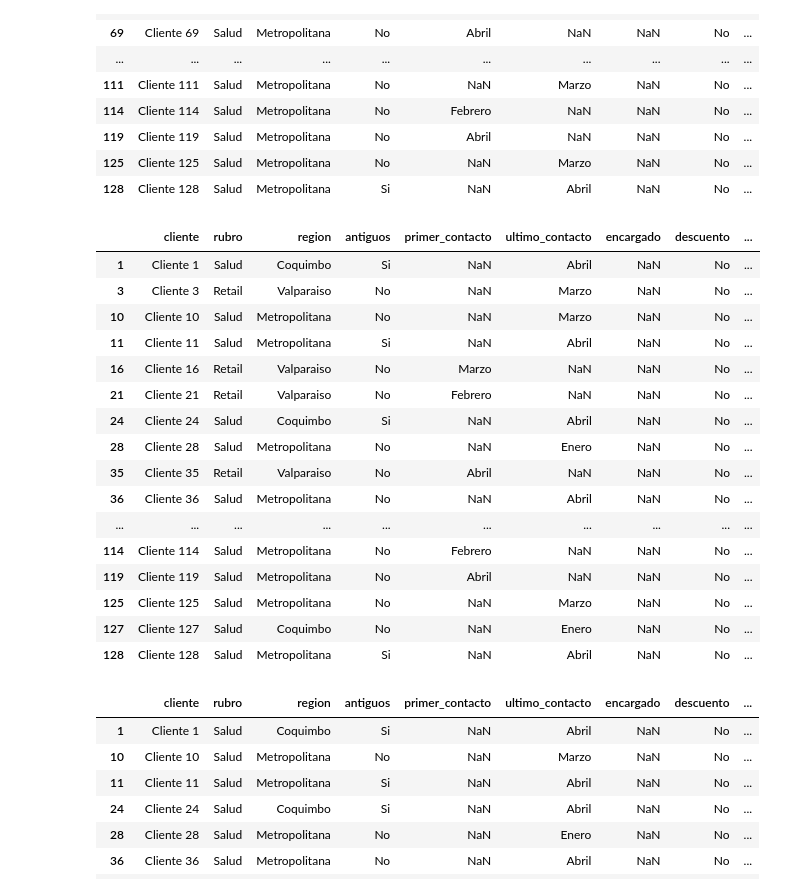
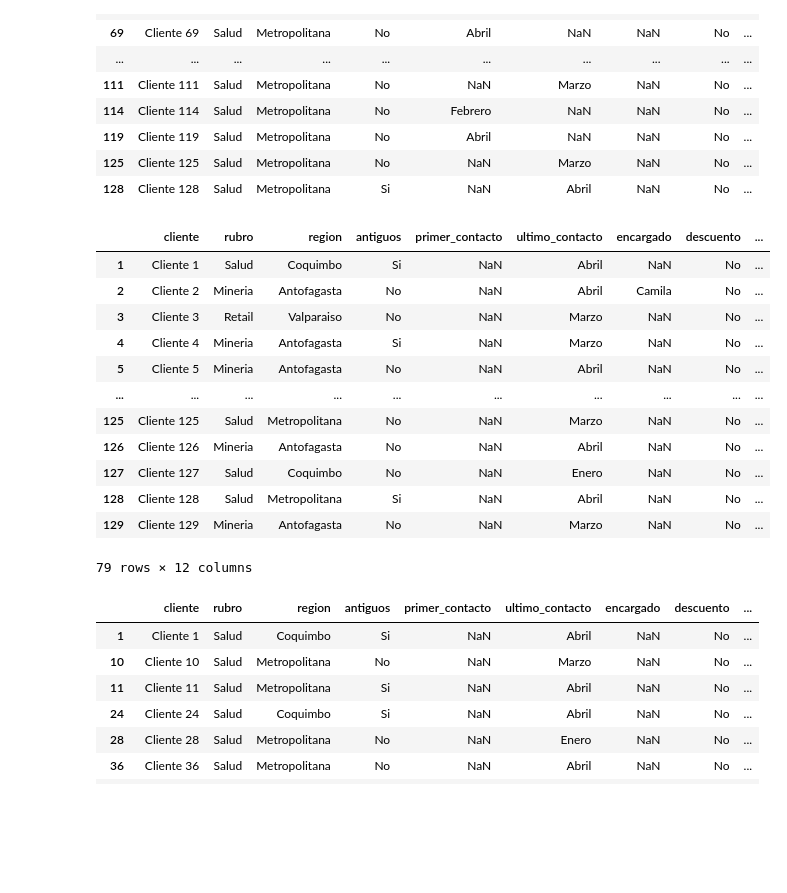
Before and after one commit to Patortiz26/IN6531-Miner-a-de-datos-2021-2, a Jupyter notebook: Aux2_IN6531.ipynb, the cells around one changed output. Saved outputs shown, nothing was run; the diff lists cells and outputs as text; code cells hidden in the pictures; blank space fills up the shorter version.

```diff
--- a/Aux2_IN6531.ipynb
+++ b/Aux2_IN6531.ipynb
@@ -493,25 +501,22 @@ de[(de.rubro == 'Salud') & (de.region == 'Metropolitana')]
 | 128 | Cliente 128 | Salud | Metropolitana | Si | NaN | Abril | NaN | No | ... |
 # %%
 # seleccion con condiciones en distintas columnas (con OR)
-de[(de.rubro == 'Salud') | (de.region == 'Valparaiso')]
+lista = ['Mineria','Salud']
+de[(de.rubro.isin(lista)) | (de.region == 'Valparaiso') & ]
 # %% [output]
 |  | cliente | rubro | region | antiguos | primer_contacto | ultimo_contacto | encargado | descuento | ... |
 | 1 | Cliente 1 | Salud | Coquimbo | Si | NaN | Abril | NaN | No | ... |
+| 2 | Cliente 2 | Mineria | Antofagasta | No | NaN | Abril | Camila | No | ... |
 | 3 | Cliente 3 | Retail | Valparaiso | No | NaN | Marzo | NaN | No | ... |
-| 10 | Cliente 10 | Salud | Metropolitana | No | NaN | Marzo | NaN | No | ... |
-| 11 | Cliente 11 | Salud | Metropolitana | Si | NaN | Abril | NaN | No | ... |
-| 16 | Cliente 16 | Retail | Valparaiso | No | Marzo | NaN | NaN | No | ... |
-| 21 | Cliente 21 | Retail | Valparaiso | No | Febrero | NaN | NaN | No | ... |
-| 24 | Cliente 24 | Salud | Coquimbo | Si | NaN | Abril | NaN | No | ... |
-| 28 | Cliente 28 | Salud | Metropolitana | No | NaN | Enero | NaN | No | ... |
-| 35 | Cliente 35 | Retail | Valparaiso | No | Abril | NaN | NaN | No | ... |
-| 36 | Cliente 36 | Salud | Metropolitana | No | NaN | Abril | NaN | No | ... |
+| 4 | Cliente 4 | Mineria | Antofagasta | Si | NaN | Marzo | NaN | No | ... |
+| 5 | Cliente 5 | Mineria | Antofagasta | No | NaN | Abril | NaN | No | ... |
 | ... | ... | ... | ... | ... | ... | ... | ... | ... | ... |
-| 114 | Cliente 114 | Salud | Metropolitana | No | Febrero | NaN | NaN | No | ... |
-| 119 | Cliente 119 | Salud | Metropolitana | No | Abril | NaN | NaN | No | ... |
 | 125 | Cliente 125 | Salud | Metropolitana | No | NaN | Marzo | NaN | No | ... |
+| 126 | Cliente 126 | Mineria | Antofagasta | No | NaN | Abril | NaN | No | ... |
 | 127 | Cliente 127 | Salud | Coquimbo | No | NaN | Enero | NaN | No | ... |
 | 128 | Cliente 128 | Salud | Metropolitana | Si | NaN | Abril | NaN | No | ... |
+| 129 | Cliente 129 | Mineria | Antofagasta | No | NaN | Marzo | NaN | No | ... |
+79 rows × 12 columns
 # %%
 # Una query viendo el contenido de string
 de[(de.rubro.str.contains('Sal')) & (de.rubro != np.nan)]
```
Also changed, not shown: parts of 32 cells of this notebook.
